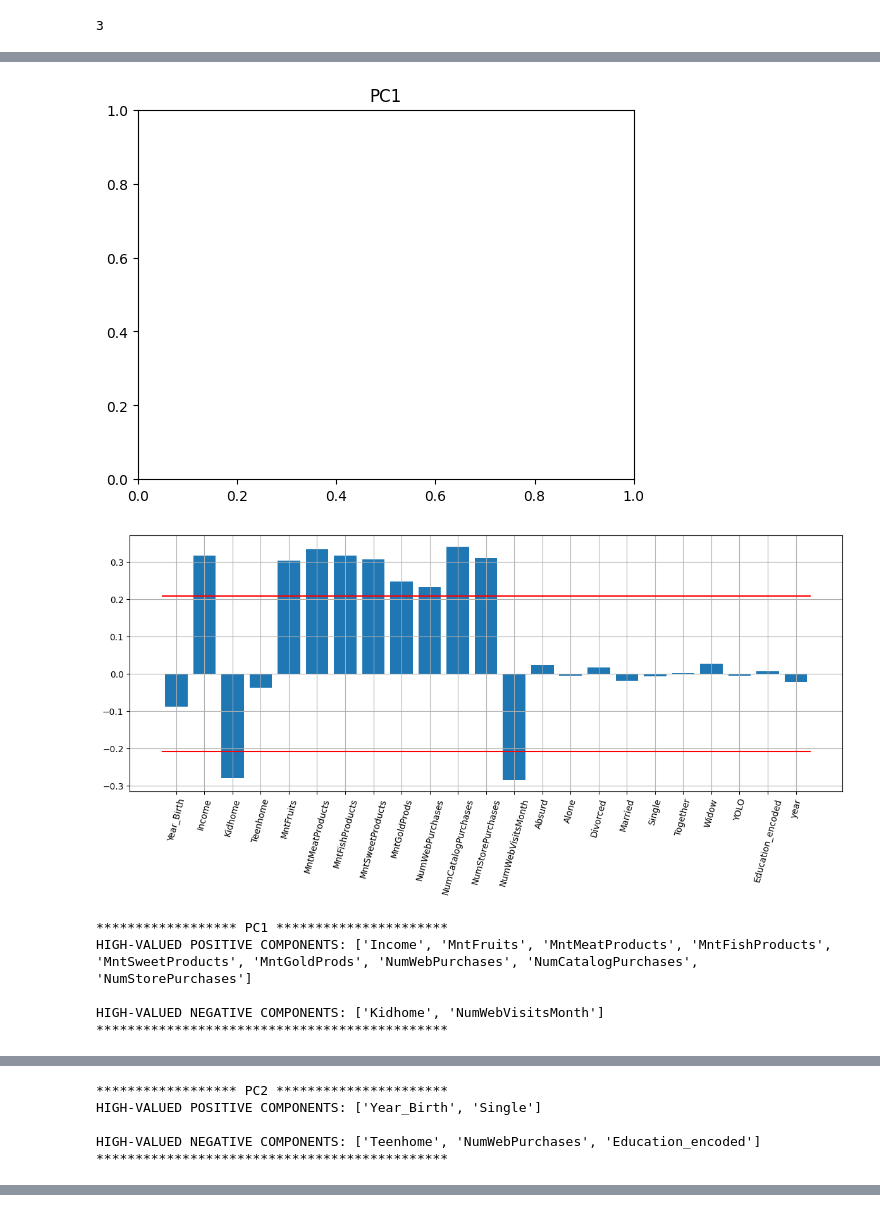
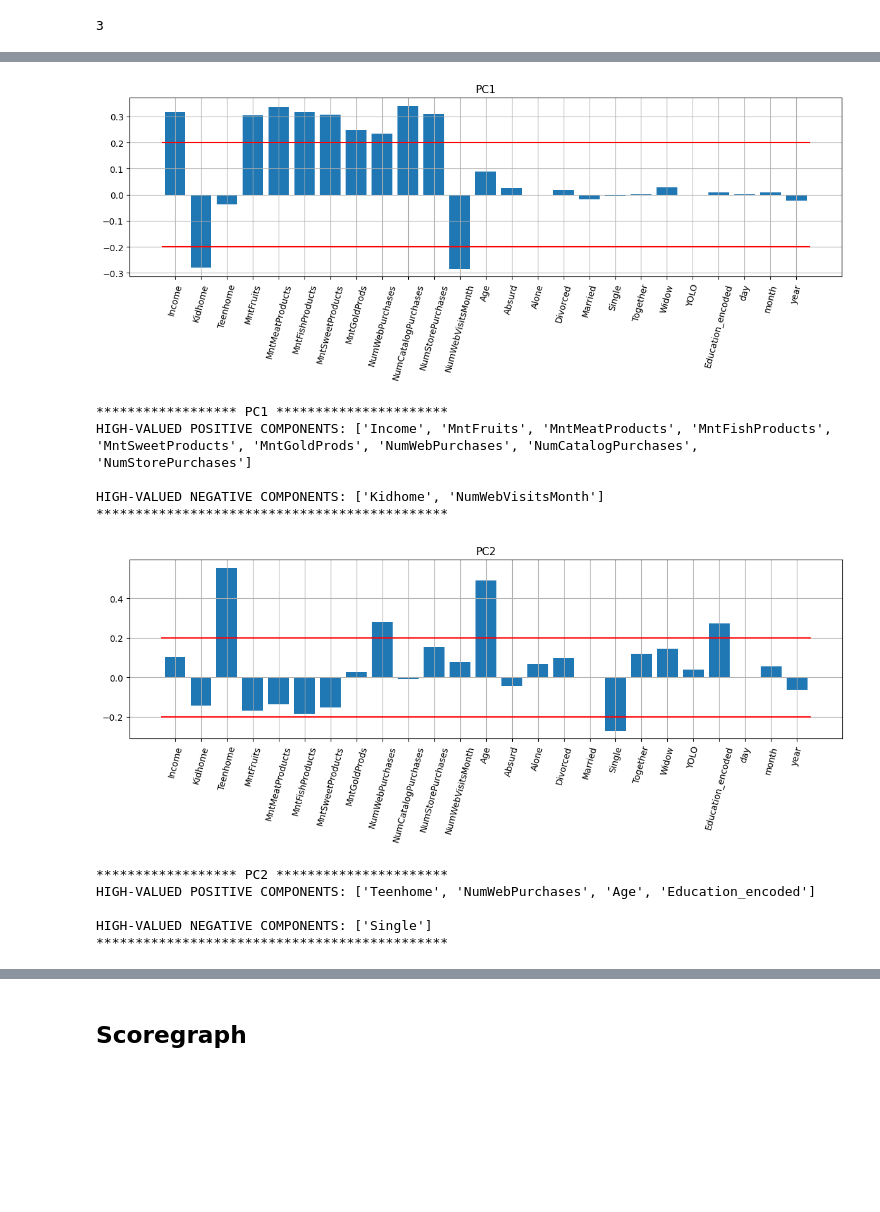
Before and after one commit to mattiaottoborgo/HW_PCA, a Jupyter notebook: HW_PCA.ipynb, the cells around one changed output, grey strips where cells are left out. Cells and saved outputs as stored; diff of their text form; code cells hidden in the pictures; blank space fills up the shorter version.

```diff
--- a/HW_PCA.ipynb
+++ b/HW_PCA.ipynb
@@ -272,7 +238,14 @@ workdf=workdf.merge(date_df,left_on='Dt_Customer', right_on='date')
 # %%
+date_df=pd.to_datetime(workdf['Dt_Customer'],format='%d-%m-%Y').to_frame(name="date")
+date_df.iloc[:,0]
+date_df['day']=[d.day for d in date_df.iloc[:,0]]
+date_df['month']=[d.month for d in date_df.iloc[:,0]]
+date_df['year']=[d.year for d in date_df.iloc[:,0]]
+date_df['date']=[d.strftime("%d-%m-%Y") for d in date_df['date']]
+workdf=workdf.merge(date_df,left_on='Dt_Customer', right_on='date')
 #Pre processing
-features_excluded=['Education','Marital_Status','Dt_Customer','date','AcceptedCmp3', 'AcceptedCmp4', 'AcceptedCmp5', 'AcceptedCmp1',
-       'AcceptedCmp2', 'Complain', 'Response','NumDealsPurchases','Recency','day','month','day_cos','day_sin','month_cos','month_sin']
+features_excluded=['Education','Marital_Status','Dt_Customer','AcceptedCmp3', 'AcceptedCmp4', 'AcceptedCmp5', 'AcceptedCmp1',
+       'AcceptedCmp2', 'Complain', 'Response','NumDealsPurchases','Recency','Year_Birth','date']
 Xworkdf=workdf.drop(features_excluded,axis=1).copy()
 Xworkdf
 stdScaler=StandardScaler()
@@ -373,25 +361,25 @@ Y_std=pca_std_m.transform(Xworkdf_std)
 features=Xworkdf.columns.to_list()
 #Interpretation
 # FOR-CYCLE TO GENERALIZE THE PLOT COMMANDS
-eps = np.sqrt(1/pca_mm.n_features_)
+eps = np.sqrt(1/pca_mm_m.n_features_)
 for ii in range(m_mm):
     # MAKE THE VARPLOT WITH SKILL TYPE COLORS
+    plt.figure(figsize=(12, 5))
     plt.title(f"PC{ii + 1}")
-    plt.figure(figsize=(12, 6))
-    plt.bar(np.arange(pca_mm.n_features_),pca_mm.components_[ii,:])
+    plt.bar(np.arange(pca_mm_m.n_features_),pca_mm_m.components_[ii,:])
     # --- RED LINE DENOTING THE THRESHOLD [-eps, +eps] -----------------
-    plt.plot([-0.5, pca_mm.n_features_ - 0.5], [eps, eps], 'red')
-    plt.plot([-0.5, pca_mm.n_features_ - 0.5], [-eps, -eps], 'red')
+    plt.plot([-0.5, pca_mm_m.n_features_ - 0.5], [eps, eps], 'red')
+    plt.plot([-0.5, pca_mm_m.n_features_ - 0.5], [-eps, -eps], 'red')
     # ------------------------------------------------------------------
-    plt.xticks(ticks=np.arange(pca_mm.n_features_),
+    plt.xticks(ticks=np.arange(pca_mm_m.n_features_),
                labels=features,
                rotation=75)
     plt.grid()
-    plt.tight_layout()
+    #plt.tight_layout()
     plt.show()
     # THE SELECTION OF THE SKILLS WITH CONTRIBUTE GREATER THAN THE THRESHOLD
-    ind_great_pos_PCii=np.argwhere(pca_mm.components_[ii,:]>= eps).flatten()
-    ind_great_neg_PCii=np.argwhere(pca_mm.components_[ii,:]<= -eps).flatten()
+    ind_great_pos_PCii=np.argwhere(pca_mm_m.components_[ii,:]>= eps).flatten()
+    ind_great_neg_PCii=np.argwhere(pca_mm_m.components_[ii,:]<= -eps).flatten()
 
     great_pos_PCii=[features[i] for i in ind_great_pos_PCii]
     great_neg_PCii=[features[i] for i in ind_great_neg_PCii]
@@ -421,38 +407,44 @@ HIGH-VALUED NEGATIVE COMPONENTS: ['Together']
 # %%
 for ii in range(m_std):
     # MAKE THE VARPLOT WITH SKILL TYPE COLORS
+
+    plt.figure(figsize=(12,5))
     plt.title(f"PC{ii + 1}")
-    plt.figure(figsize=(12, 6))
-    plt.bar(np.arange(pca_std.n_features_),pca_std.components_[ii,:])
+    plt.bar(np.arange(pca_std_m.n_features_),pca_std_m.components_[ii,:])
     # --- RED LINE DENOTING THE THRESHOLD [-eps, +eps] -----------------
-    plt.plot([-0.5, pca_std.n_features_ - 0.5], [eps, eps], 'red')
-    plt.plot([-0.5, pca_std.n_features_ - 0.5], [-eps, -eps], 'red')
+    plt.plot([-0.5, pca_std_m.n_features_ - 0.5], [eps, eps], 'red')
+    plt.plot([-0.5, pca_std_m.n_features_ - 0.5], [-eps, -eps], 'red')
     # ------------------------------------------------------------------
-    plt.xticks(ticks=np.arange(pca_std.n_features_),
+    plt.xticks(ticks=np.arange(pca_std_m.n_features_),
                labels=features,
                rotation=75)
     plt.grid()
     plt.tight_layout()
     plt.show()
     # THE SELECTION OF THE SKILLS WITH CONTRIBUTE GREATER THAN THE THRESHOLD
-    ind_great_pos_PCii=np.argwhere(pca_std.components_[ii,:]>= eps).flatten()
-    ind_great_neg_PCii=np.argwhere(pca_std.components_[ii,:]<= -eps).flatten()
+    ind_great_pos_PCii=np.argwhere(pca_std_m.components_[ii,:]>= eps).flatten()
+    ind_great_neg_PCii=np.argwhere(pca_std_m.components_[ii,:]<= -eps).flatten()
 
     great_pos_PCii=[features[i] for i in ind_great_pos_PCii]
     great_neg_PCii=[features[i] for i in ind_great_neg_PCii]
 
     print('')
     print(f'****************** PC{ii+1} **********************')
     print(f'HIGH-VALUED POSITIVE COMPONENTS: {great_pos_PCii}')
     print('')
     print(f'HIGH-VALUED NEGATIVE COMPONENTS: {great_neg_PCii}')
     print('*********************************************')
     print('')
 # %% [output]
-[figure, old version]
+[figure, new version]
+****************** PC1 **********************
+HIGH-VALUED POSITIVE COMPONENTS: ['Income', 'MntFruits', 'MntMeatProducts', 'MntFishProducts', 'MntSweetProducts', 'MntGoldProds', 'NumWebPurchases', 'NumCatalogPurchases', 'NumStorePurchases']
+
+HIGH-VALUED NEGATIVE COMPONENTS: ['Kidhome', 'NumWebVisitsMonth']
+*********************************************
-[figure, old version]
+[figure, new version]
-****************** PC1 **********************
-HIGH-VALUED POSITIVE COMPONENTS: ['Income', 'MntFruits', 'MntMeatProducts', 'MntFishProducts', 'MntSweetProducts', 'MntGoldProds', 'NumWebPurchases', 'NumCatalogPurchases', 'NumStorePurchases']
-
-HIGH-VALUED NEGATIVE COMPONENTS: ['Kidhome', 'NumWebVisitsMonth']
-*********************************************
+****************** PC2 **********************
+HIGH-VALUED POSITIVE COMPONENTS: ['Teenhome', 'NumWebPurchases', 'Age', 'Education_encoded']
+
+HIGH-VALUED NEGATIVE COMPONENTS: ['Single']
+*********************************************
@@ -461,5 +451,0 @@ HIGH-VALUED NEGATIVE COMPONENTS: ['Kidhome', 'NumWebVisitsMonth']
-****************** PC2 **********************
-HIGH-VALUED POSITIVE COMPONENTS: ['Year_Birth', 'Single']
-
-HIGH-VALUED NEGATIVE COMPONENTS: ['Teenhome', 'NumWebPurchases', 'Education_encoded']
-*********************************************
@@ -472,3 +456,5 @@ HIGH-VALUED NEGATIVE COMPONENTS: ['Single', 'Together']
 *********************************************
 # %%
 #TODO: guarda distribuzione eta. ci sono minorenni
+# %% [markdown]
+## Scoregraph
```
Also changed, not shown: parts of 18 cells of this notebook, 1 other file.
